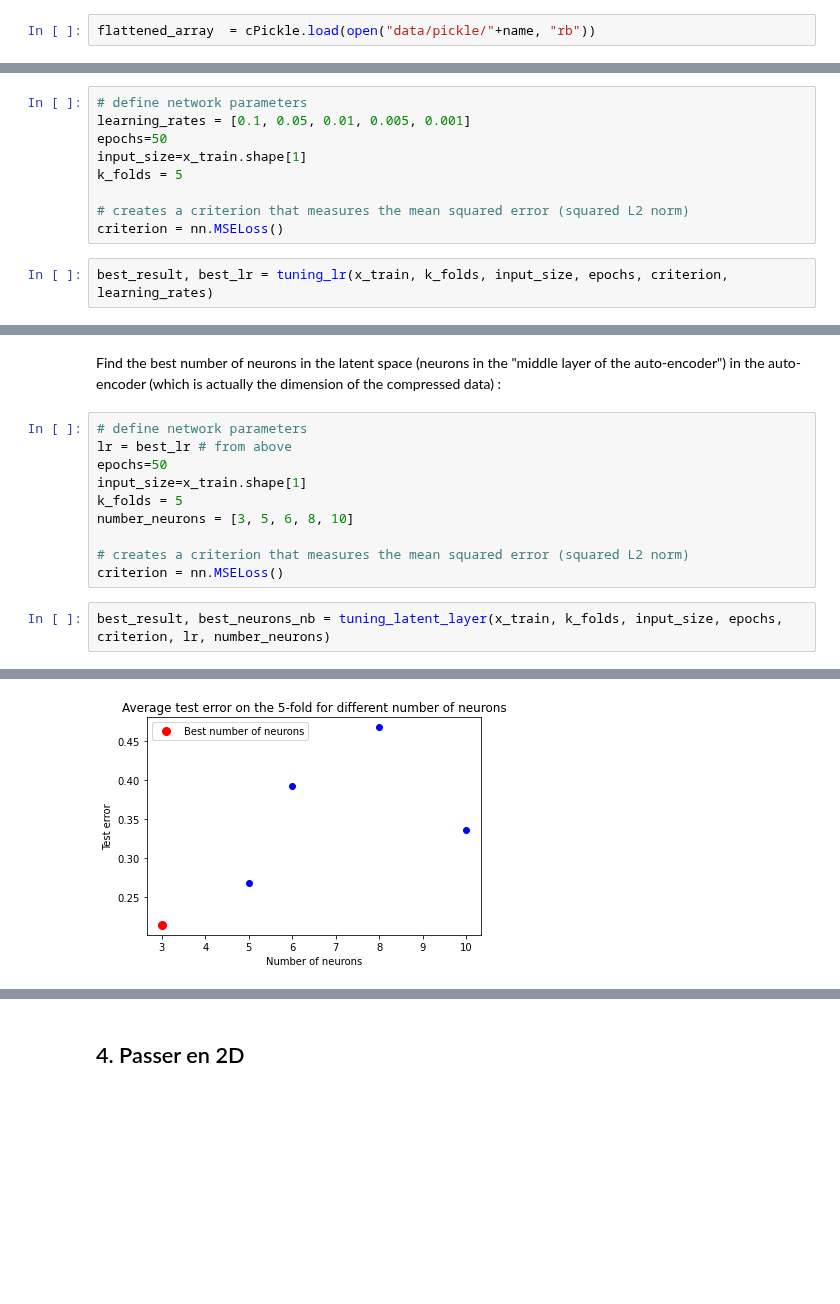
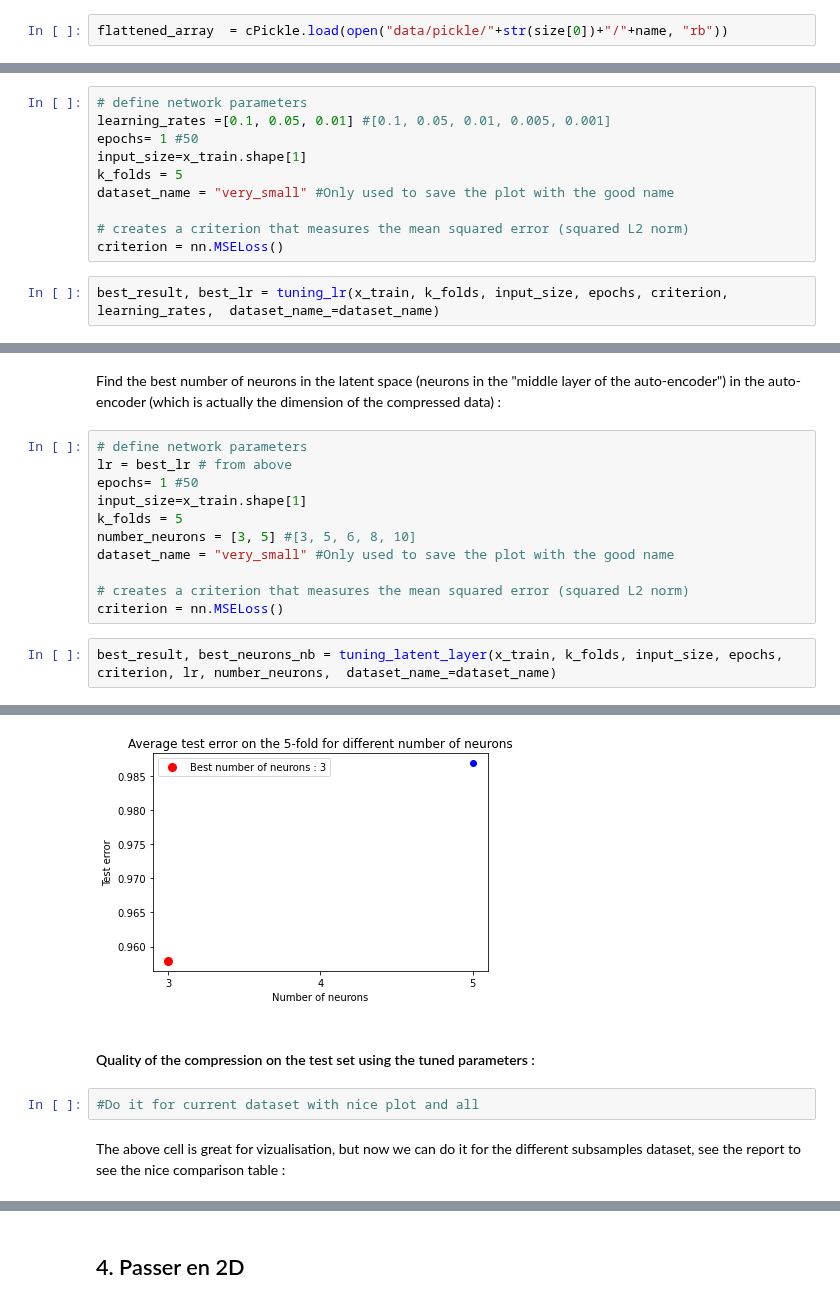
Before and after one commit to CS-433/ml-project-2-thevipers2, a Jupyter notebook: main.ipynb, the cells around one changed output, grey strips where cells are left out. Cells and saved outputs as stored; diff of their text form; blank space fills up the shorter version.

```diff
--- a/main.ipynb
+++ b/main.ipynb
@@ -227,5 +224,5 @@ name of the file you want to read :  processed_very_small_0.1_1
 # %%
-flattened_array  = cPickle.load(open("data/pickle/"+name, "rb"))
+flattened_array  = cPickle.load(open("data/pickle/"+str(size[0])+"/"+name, "rb"))
 # %%
 print(flattened_array)
 # %% [output]
@@ -296,15 +291,16 @@ Average Training Error: 0.491    Average Test Error: 0.273
 Find the best learning rate of our model using cross-validation :
 # %%
 # define network parameters
-learning_rates = [0.1, 0.05, 0.01, 0.005, 0.001]
-epochs=50
+learning_rates =[0.1, 0.05, 0.01] #[0.1, 0.05, 0.01, 0.005, 0.001]
+epochs= 1 #50
 input_size=x_train.shape[1]
 k_folds = 5
+dataset_name = "very_small" #Only used to save the plot with the good name
 
 # creates a criterion that measures the mean squared error (squared L2 norm)
 criterion = nn.MSELoss()
 # %%
-best_result, best_lr = tuning_lr(x_train, k_folds, input_size, epochs, criterion, learning_rates)
+best_result, best_lr = tuning_lr(x_train, k_folds, input_size, epochs, criterion, learning_rates,  dataset_name_=dataset_name)
 # %% [output]
 Learning rate =  0.1
 
@@ -329,15 +325,16 @@ Find the best number of neurons in the latent space (neurons in the "middle laye
 # %%
 # define network parameters
 lr = best_lr # from above
-epochs=50
+epochs= 1 #50
 input_size=x_train.shape[1]
 k_folds = 5
-number_neurons = [3, 5, 6, 8, 10]
+number_neurons = [3, 5] #[3, 5, 6, 8, 10]
+dataset_name = "very_small" #Only used to save the plot with the good name
 
 # creates a criterion that measures the mean squared error (squared L2 norm)
 criterion = nn.MSELoss()
 # %%
-best_result, best_neurons_nb = tuning_latent_layer(x_train, k_folds, input_size, epochs, criterion, lr, number_neurons)
+best_result, best_neurons_nb = tuning_latent_layer(x_train, k_folds, input_size, epochs, criterion, lr, number_neurons,  dataset_name_=dataset_name)
 # %% [output]
 Number of neurons =  3
 
@@ -359 +351,7 @@ The best average test error obtained is 0.21428009465638706, and it is obtained
-[figure, old version]
+[figure, new version]
+# %% [markdown]
+#### Quality of the compression on the test set using the tuned parameters :
+# %%
+#Do it for current dataset with nice plot and all
+# %% [markdown]
+The above cell is great for vizualisation, but now we can do it for the different subsamples dataset, see the report to see the nice comparison table :
```
Also changed, not shown: parts of 20 cells of this notebook, 1 other file.
